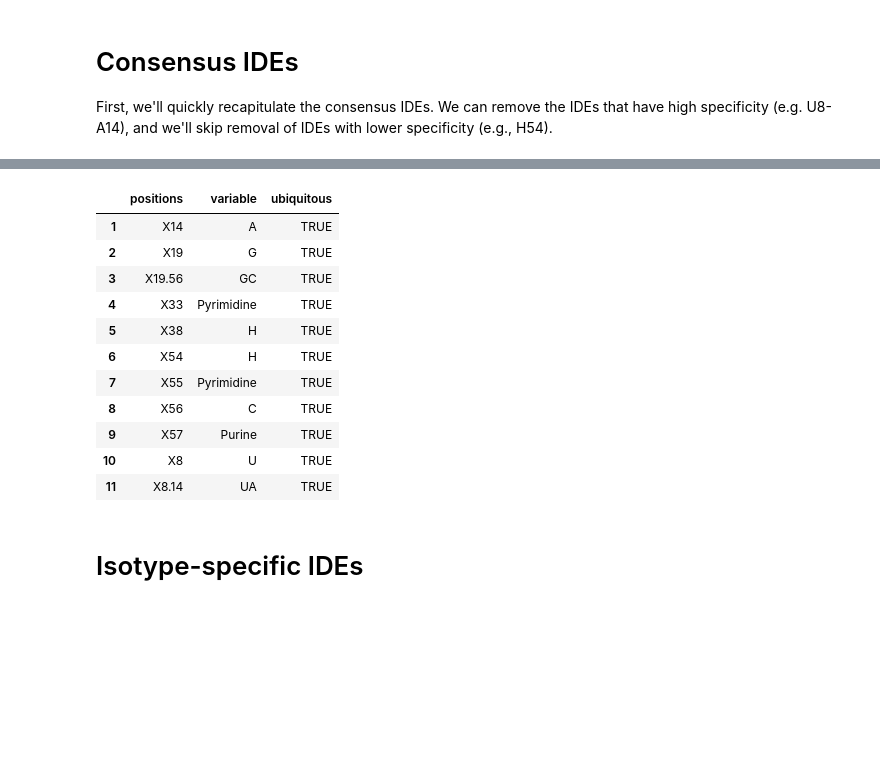
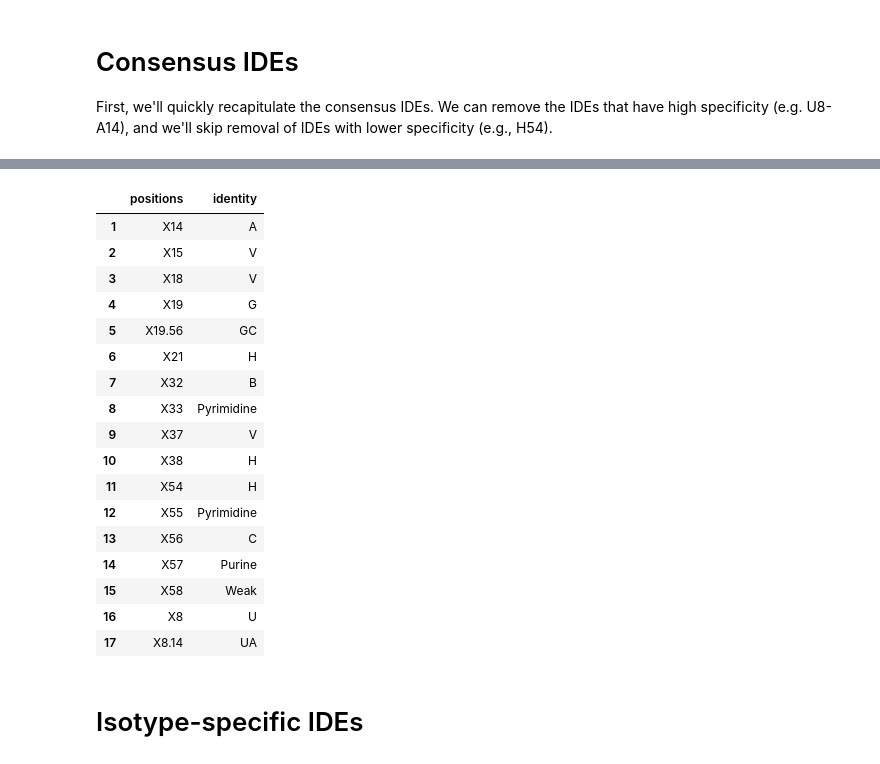
Before and after one commit to bylin/euk-features, a Jupyter notebook: notebooks/isotype-clade-specific.ipynb, the cells around one changed output, grey strips where cells are left out. Cells and saved outputs as stored; diff of their text form; code cells hidden in the pictures; blank space fills up the shorter version.

```diff
--- a/notebooks/isotype-clade-specific.ipynb
+++ b/notebooks/isotype-clade-specific.ipynb
@@ -146,3 +136,18 @@ resolve_code = function(codes) {
         Mismatched = all(codes %in% c('AA', 'GG', 'CC', 'UU', 'AG', 'AC', 'CA', 'CU', 'GA', 'UC', 'Mismatched', 'Paired', 'PurinePyrimidine', 'PyrimidinePurine', 'StrongPair', 'WeakPair', 'Wobble')))
   return(names(x[which(x)]))
 }
+# %%
+best_codes = c('G', 'Purine', 'V', 'Amino')
+position = 'X15'
+codes = list(A = "A", C = "C", G = "G", U = "U", Deletion = c("-", "."), Purine = c("A", "G"), Pyrimidine = c("C", "U"), Weak = c("A", "U"), Strong = c("G", "C"), Amino = c("A", "C"), Keto = c("G", "U"), B = c("C", "G", "U"), D = c("A", "G", "U"), H = c("A", "C", "U"), V = c("A", "C", "G"), D = c("A", "G", "U"), GC =  "G:C", AU =  "A:U", UA =  "U:A", CG =  "C:G", GU =  "G:U", UG =  "U:G", PairDeletion =  "-:-", PurinePyrimidine = c("A:U", "G:C"), PyrimidinePurine = c("U:A", "C:G"), StrongPair = c("G:C", "C:G"), WeakPair = c("A:U", "U:A"), Wobble = c("G:U", "U:G"), Paired = c("A:U", "U:A", "C:G", "G:C", "G:U", "U:G"), Bulge = c("A:-", "U:-", "C:-", "G:-", "-:A", "-:G", "-:C", "-:U"), Mismatched = c("A:A", "G:G", "C:C", "U:U", "A:G", "A:C", "C:A", "C:U", "G:A", "U:C"))
+species_check = sapply(best_codes, function(code) {
+  codes_str = paste0("c('", paste0(codes[[code]], collapse="', '"), "')")
+  df = identities %>% select_('species', 'isotype', position) %>%
+         group_by_('species', 'isotype') %>%
+         summarize_(match = paste0("sum(", position, " %in% ", codes_str, ")"),
+                    miss = paste0("sum(!(", position, " %in% ", codes_str, "))")) %>%
+         mutate(ubiquitous = match > miss)
+  all(df$ubiquitous)
+})
+species_check
+names(species_check[species_check])[1]
@@ -148,0 +162,21 @@ resolve_code = function(codes) {
+# %%
+codes = (best_freqs %>% filter(positions == 'X16'))$variable
+position = 'X16'
+best_codes = resolve_code(codes) # returns a vector of all possible combinations of bases. Note that this is not limited to the basic combinations given by the codes variable.
+  codes = list(A = "A", C = "C", G = "G", U = "U", Deletion = c("-", "."), Purine = c("A", "G"), Pyrimidine = c("C", "U"), Weak = c("A", "U"), Strong = c("G", "C"), Amino = c("A", "C"), Keto = c("G", "U"), B = c("C", "G", "U"), D = c("A", "G", "U"), H = c("A", "C", "U"), V = c("A", "C", "G"), D = c("A", "G", "U"), GC =  "G:C", AU =  "A:U", UA =  "U:A", CG =  "C:G", GU =  "G:U", UG =  "U:G", PairDeletion =  "-:-", PurinePyrimidine = c("A:U", "G:C"), PyrimidinePurine = c("U:A", "C:G"), StrongPair = c("G:C", "C:G"), WeakPair = c("A:U", "U:A"), Wobble = c("G:U", "U:G"), Paired = c("A:U", "U:A", "C:G", "G:C", "G:U", "U:G"), Bulge = c("A:-", "U:-", "C:-", "G:-", "-:A", "-:G", "-:C", "-:U"), Mismatched = c("A:A", "G:G", "C:C", "U:U", "A:G", "A:C", "C:A", "C:U", "G:A", "U:C"))
+  # for each possible code, check each species
+  # this ensures that we consider other IDEs if the most specific one fails the species check. For example, if "Purine" fails, we also consider "V"
+  print(position)
+  species_check = sapply(best_codes, function(code) {
+    codes_str = paste0("c('", paste0(codes[[code]], collapse="', '"), "')")
+    df = identities %>% select_('species', 'isotype', position) %>%
+           group_by_('species', 'isotype') %>%
+           summarize_(match = paste0("sum(", position, " %in% ", codes_str, ")"),
+                      miss = paste0("sum(!(", position, " %in% ", codes_str, "))")) %>%
+           mutate(ubiquitous = match > miss)
+    all(df$ubiquitous)
+  })
+best_codes
+length(best_codes)
+species_check
+names(species_check[species_check])[1]
@@ -149,33 +246,34 @@ resolve_code = function(codes) {
 # %%
 consensus = clade_iso_ac_freqs %>%
   group_by(isotype, positions, clade, variable) %>% # remove duplicates
   summarize(count=sum(value), freq=sum(value)/sum(total)) %>%
   filter(freq > 0.9) %>%
-  arrange(freq) %>%
   group_by(isotype, clade, positions) %>%
   filter(row_number(freq) == 1) %>%
   group_by(positions) %>%
-  mutate(best_code = resolve_code(variable)[1]) %>%
-  summarize(hifreq = length(unique(best_code)) == 1 & n() == 147 & !is.na(best_code[1]), variable=best_code[1]) %>%
-  filter(hifreq) %>%
-  select(positions, variable) %>%
-  mutate(ubiquitous = check_consensus_IDEs(positions, variable)) %>%
-  filter(ubiquitous)
+  summarize(identity = get_consensus_IDE(positions, variable)) %>%
+  filter(identity != "N/A")
 
 consensus
 # %% [output]
-|  | positions | variable | ubiquitous |
-| 1 | X14 | A | TRUE |
-| 2 | X19 | G | TRUE |
-| 3 | X19.56 | GC | TRUE |
-| 4 | X33 | Pyrimidine | TRUE |
-| 5 | X38 | H | TRUE |
-| 6 | X54 | H | TRUE |
-| 7 | X55 | Pyrimidine | TRUE |
-| 8 | X56 | C | TRUE |
-| 9 | X57 | Purine | TRUE |
-| 10 | X8 | U | TRUE |
-| 11 | X8.14 | UA | TRUE |
+|  | positions | identity |
+| 1 | X14 | A |
+| 2 | X15 | V |
+| 3 | X18 | V |
+| 4 | X19 | G |
+| 5 | X19.56 | GC |
+| 6 | X21 | H |
+| 7 | X32 | B |
+| 8 | X33 | Pyrimidine |
+| 9 | X37 | V |
+| 10 | X38 | H |
+| 11 | X54 | H |
+| 12 | X55 | Pyrimidine |
+| 13 | X56 | C |
+| 14 | X57 | Purine |
+| 15 | X58 | Weak |
+| 16 | X8 | U |
+| 17 | X8.14 | UA |
 # %% [markdown]
 # Isotype-specific IDEs
 # %%
```
Also changed, not shown: parts of 7 cells of this notebook.
